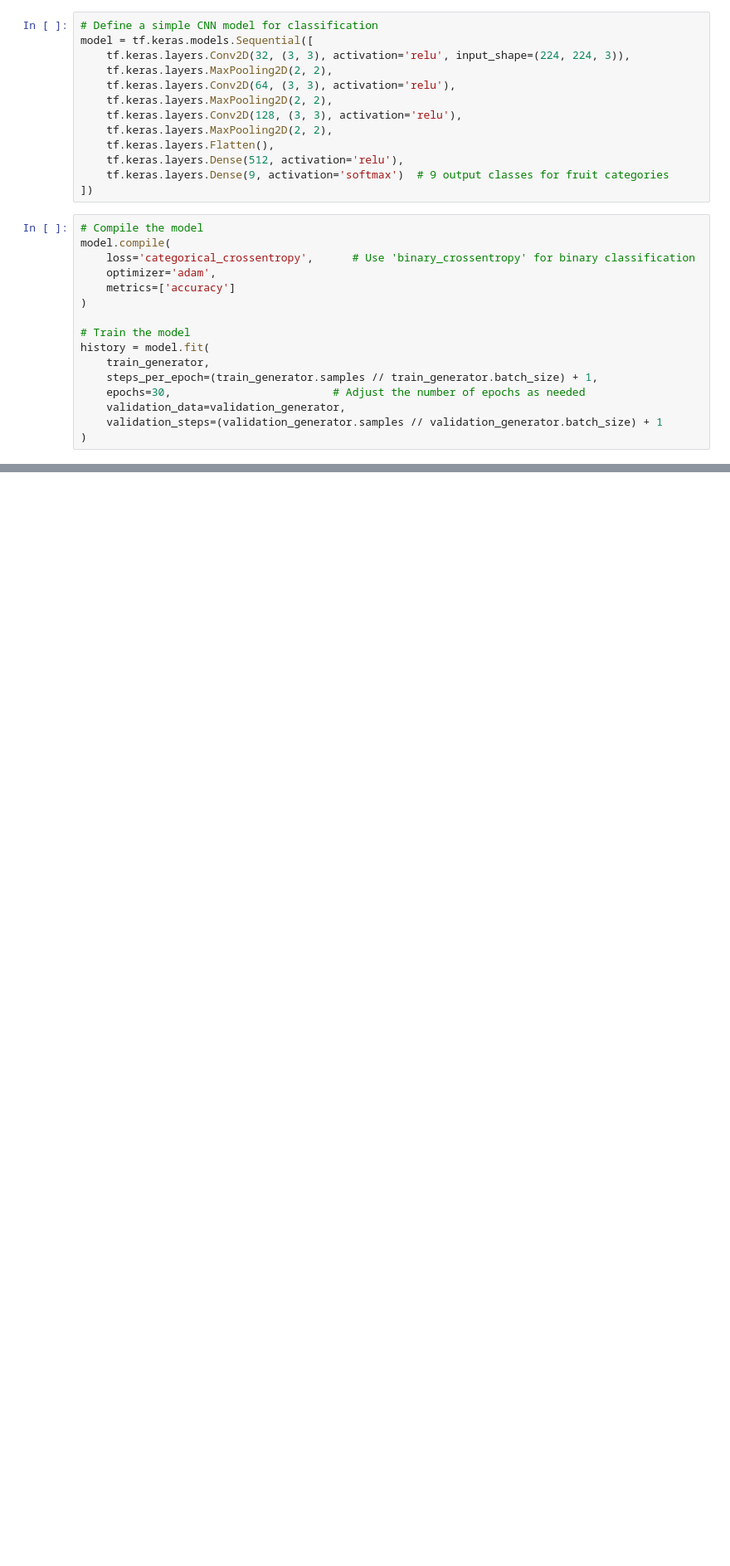
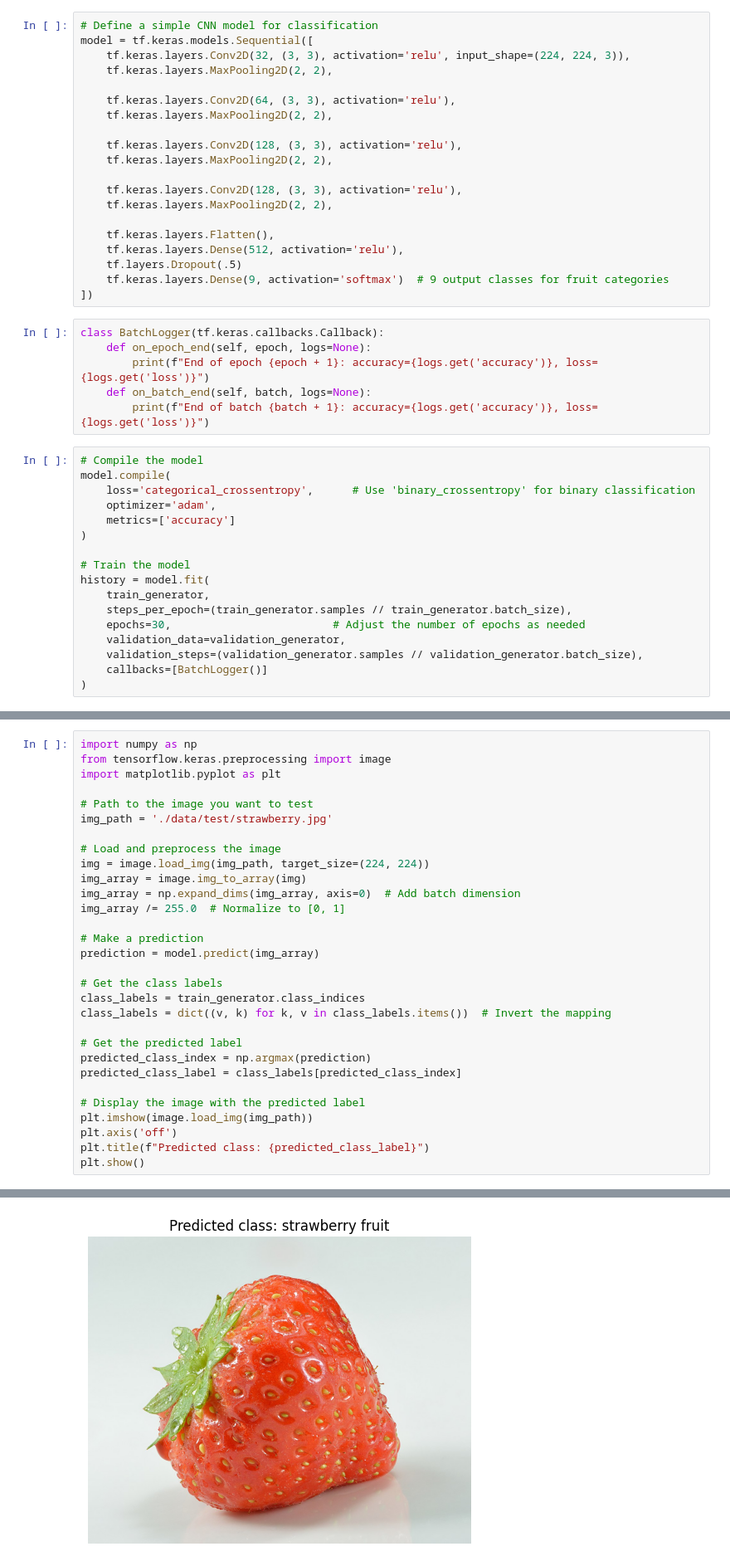
Before and after one commit to anthonynuge/Fruit-Identification-CNN, a Jupyter notebook: datagen_notebook.ipynb, the cells around one changed output, grey strips where cells are left out. Shown at 83% size. Saved outputs shown, nothing was run; the diff lists cells and outputs as text; blank space fills up the shorter version.

```diff
--- a/datagen_notebook.ipynb
+++ b/datagen_notebook.ipynb
@@ -46,14 +46,27 @@ Found 71 images belonging to 9 classes.
 model = tf.keras.models.Sequential([
     tf.keras.layers.Conv2D(32, (3, 3), activation='relu', input_shape=(224, 224, 3)),
     tf.keras.layers.MaxPooling2D(2, 2),
+
     tf.keras.layers.Conv2D(64, (3, 3), activation='relu'),
     tf.keras.layers.MaxPooling2D(2, 2),
+
     tf.keras.layers.Conv2D(128, (3, 3), activation='relu'),
     tf.keras.layers.MaxPooling2D(2, 2),
+
+    tf.keras.layers.Conv2D(128, (3, 3), activation='relu'),
+    tf.keras.layers.MaxPooling2D(2, 2),
+
     tf.keras.layers.Flatten(),
     tf.keras.layers.Dense(512, activation='relu'),
+    tf.layers.Dropout(.5)
     tf.keras.layers.Dense(9, activation='softmax')  # 9 output classes for fruit categories
 ])
+# %%
+class BatchLogger(tf.keras.callbacks.Callback):
+    def on_epoch_end(self, epoch, logs=None):
+        print(f"End of epoch {epoch + 1}: accuracy={logs.get('accuracy')}, loss={logs.get('loss')}")
+    def on_batch_end(self, batch, logs=None):
+        print(f"End of batch {batch + 1}: accuracy={logs.get('accuracy')}, loss={logs.get('loss')}")
 # %%
 # Compile the model
 model.compile(
@@ -65,10 +78,11 @@ model.compile(
 # Train the model
 history = model.fit(
     train_generator,
-    steps_per_epoch=(train_generator.samples // train_generator.batch_size) + 1,
+    steps_per_epoch=(train_generator.samples // train_generator.batch_size),
     epochs=30,                         # Adjust the number of epochs as needed
     validation_data=validation_generator,
-    validation_steps=(validation_generator.samples // validation_generator.batch_size) + 1
+    validation_steps=(validation_generator.samples // validation_generator.batch_size),
+    callbacks=[BatchLogger()]
 )
 # %% [output]
 Epoch 1/30
@@ -78,0 +125,31 @@ Epoch 2/30
+# %%
+import numpy as np
+from tensorflow.keras.preprocessing import image
+import matplotlib.pyplot as plt
+
+# Path to the image you want to test
+img_path = './data/test/strawberry.jpg'
+
+# Load and preprocess the image
+img = image.load_img(img_path, target_size=(224, 224))
+img_array = image.img_to_array(img)
+img_array = np.expand_dims(img_array, axis=0)  # Add batch dimension
+img_array /= 255.0  # Normalize to [0, 1]
+
+# Make a prediction
+prediction = model.predict(img_array)
+
+# Get the class labels
+class_labels = train_generator.class_indices
+class_labels = dict((v, k) for k, v in class_labels.items())  # Invert the mapping
+
+# Get the predicted label
+predicted_class_index = np.argmax(prediction)
+predicted_class_label = class_labels[predicted_class_index]
+
+# Display the image with the predicted label
+plt.imshow(image.load_img(img_path))
+plt.axis('off')
+plt.title(f"Predicted class: {predicted_class_label}")
+plt.show()
+# %% [output]
@@ -78,0 +157 @@ Epoch 2/30
+[figure, added]
```
Also changed, not shown: parts of 5 cells of this notebook, 3 other files.
